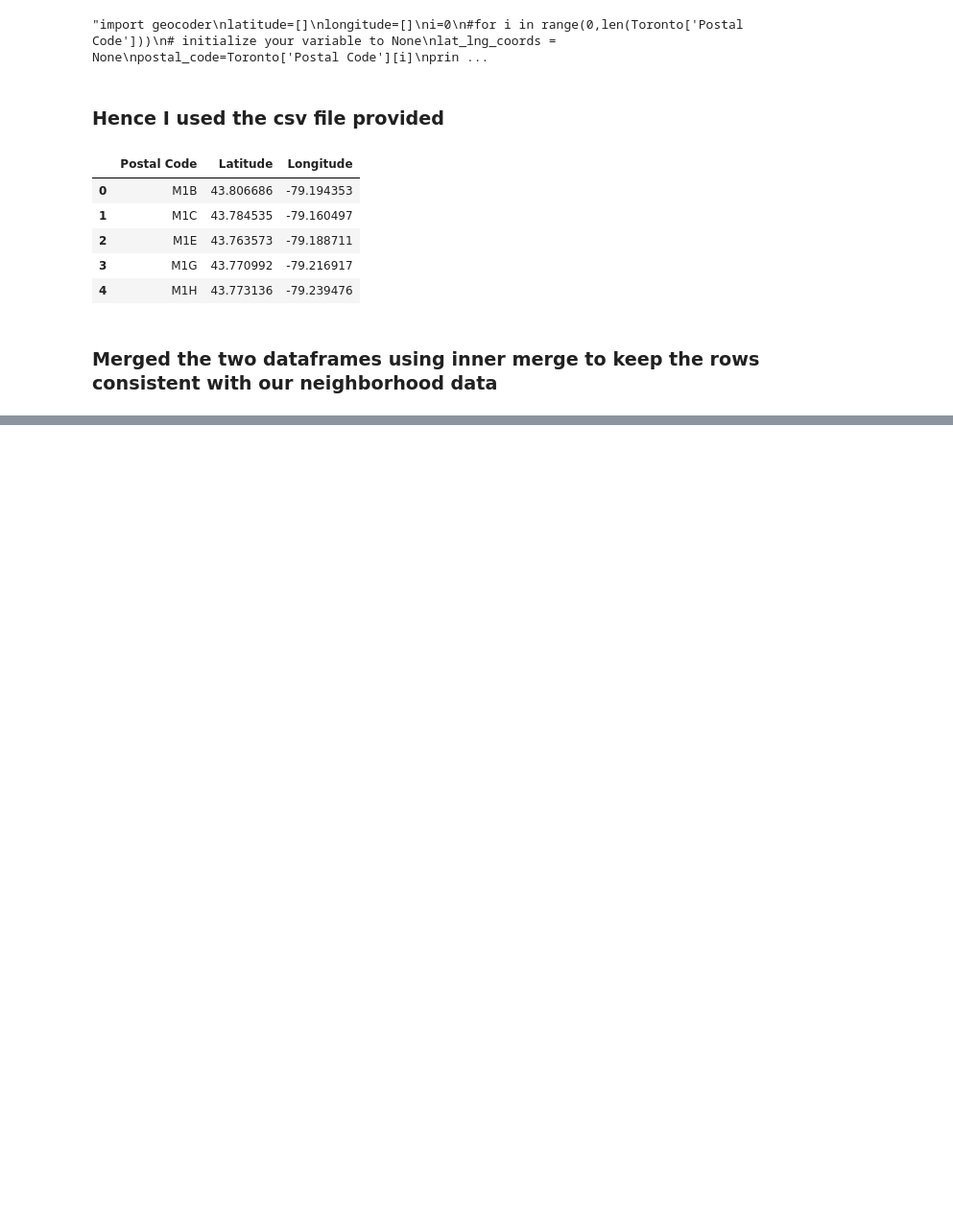
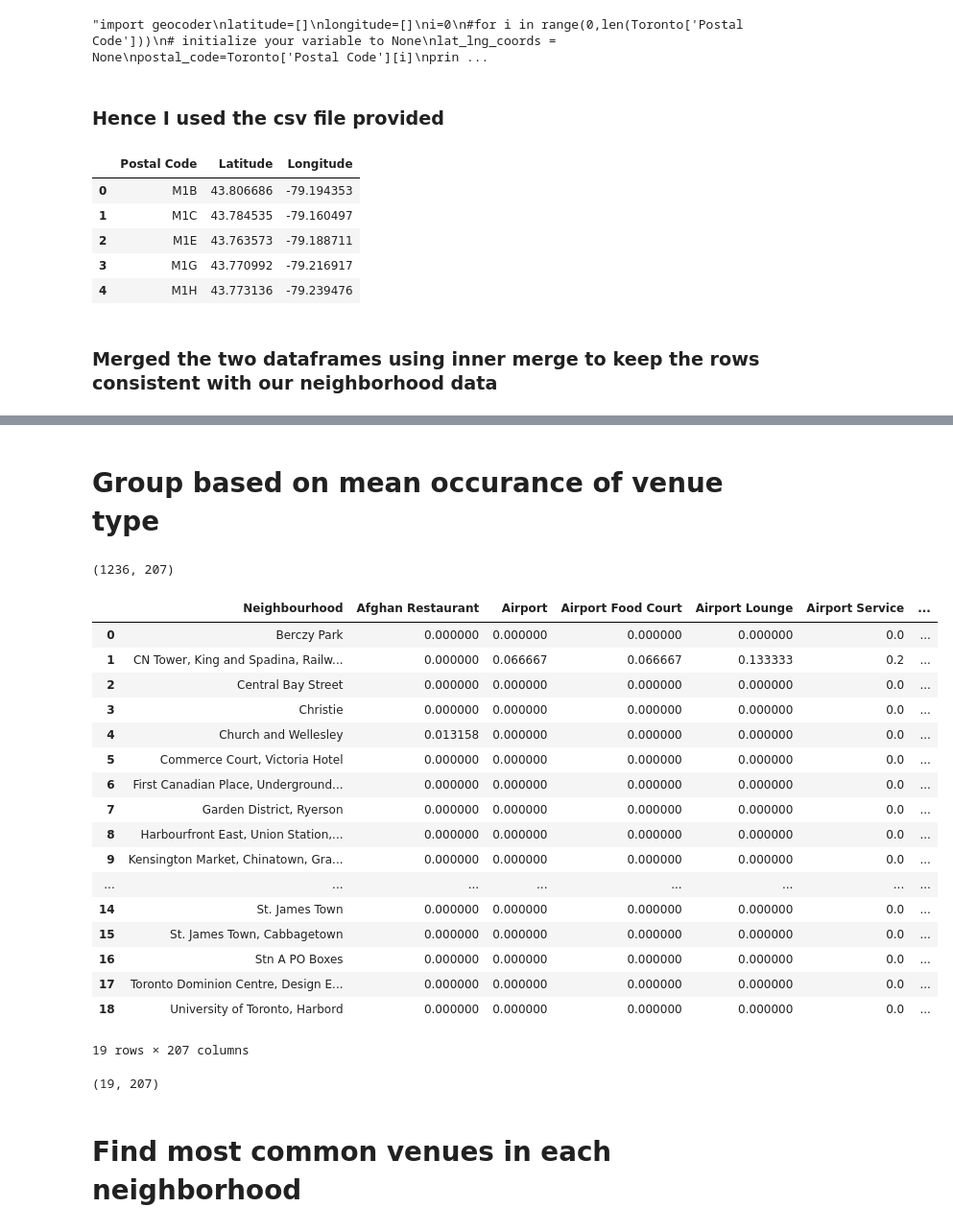
Before and after one commit to shaunrajan/Coursera_Capstone, a Jupyter notebook: Toronto Neighborhood Segmentation.ipynb, the cells around one changed output, grey strips where cells are left out. Shown: that part at 96% size. Saved outputs shown, nothing was run; the diff lists cells and outputs as text; code cells hidden in the pictures; blank space fills up the shorter version.

```diff
--- a/Toronto Neighborhood Segmentation.ipynb
+++ b/Toronto Neighborhood Segmentation.ipynb
@@ -99,0 +172,8 @@ Table Size:
+# %%
+CLIENT_ID = 'MNRFJ2HXZPMIOQWK1OI0UBCZQHDBH5B3QXRIPUPFBQUE4K5Z' # your Foursquare ID
+CLIENT_SECRET = 'JJOCZ2QLX22VEZ0TAPL2RUIXTP2VCL11PYQ0ETXI1EB0RKJY' # your Foursquare Secret
+VERSION = '20200725' # Foursquare API version
+
+print('Your credentails:')
+print('CLIENT_ID: ' + CLIENT_ID)
+print('CLIENT_SECRET:' + CLIENT_SECRET)
@@ -99,0 +224,16 @@ Table Size:
+# %%
+venues = results['response']['groups'][0]['items']
+
+nearby_venues = json_normalize(venues) # flatten JSON
+
+# filter columns
+filtered_columns = ['venue.name', 'venue.categories', 'venue.location.lat', 'venue.location.lng']
+nearby_venues =nearby_venues.loc[:, filtered_columns]
+
+# filter the category for each row
+nearby_venues['venue.categories'] = nearby_venues.apply(get_category_type, axis=1)
+
+# clean columns
+nearby_venues.columns = [col.split(".")[-1] for col in nearby_venues.columns]
+
+nearby_venues.head()
@@ -99,0 +295,5 @@ Table Size:
+# %%
+Downtown_venues = getNearbyVenues(names=df_DToro['Neighbourhood'],
+                                   latitudes=df_DToro['Latitude'],
+                                   longitudes=df_DToro['Longitude']
+                                  )
@@ -99,0 +360,12 @@ Table Size:
+# %%
+# one hot encoding
+DT_New = pd.get_dummies(Downtown_venues[['Venue Category']], prefix="", prefix_sep="")
+
+#add neighborhood column back to dataframe
+DT_New['Neighbourhood'] = Downtown_venues['Neighborhood']
+
+# move neighborhood column to the first column
+fixed_columns = [DT_New.columns[-1]] + list(DT_New.columns[:-1])
+DT_New = DT_New[fixed_columns]
+
+DT_New.head()
@@ -99,0 +380,32 @@ Table Size:
+# %% [markdown]
+# Group based on mean occurance of venue type #
+# %%
+print(DT_New.shape)
+DT_grouped=DT_New.groupby('Neighbourhood').mean().reset_index()
+DT_grouped
+# %% [output]
+(1236, 207)
+|  | Neighbourhood | Afghan Restaurant | Airport | Airport Food Court | Airport Lounge | Airport Service | ... |
+| 0 | Berczy Park | 0.000000 | 0.000000 | 0.000000 | 0.000000 | 0.0 | ... |
+| 1 | CN Tower, King and Spadina, Railw... | 0.000000 | 0.066667 | 0.066667 | 0.133333 | 0.2 | ... |
+| 2 | Central Bay Street | 0.000000 | 0.000000 | 0.000000 | 0.000000 | 0.0 | ... |
+| 3 | Christie | 0.000000 | 0.000000 | 0.000000 | 0.000000 | 0.0 | ... |
+| 4 | Church and Wellesley | 0.013158 | 0.000000 | 0.000000 | 0.000000 | 0.0 | ... |
+| 5 | Commerce Court, Victoria Hotel | 0.000000 | 0.000000 | 0.000000 | 0.000000 | 0.0 | ... |
+| 6 | First Canadian Place, Underground... | 0.000000 | 0.000000 | 0.000000 | 0.000000 | 0.0 | ... |
+| 7 | Garden District, Ryerson | 0.000000 | 0.000000 | 0.000000 | 0.000000 | 0.0 | ... |
+| 8 | Harbourfront East, Union Station,... | 0.000000 | 0.000000 | 0.000000 | 0.000000 | 0.0 | ... |
+| 9 | Kensington Market, Chinatown, Gra... | 0.000000 | 0.000000 | 0.000000 | 0.000000 | 0.0 | ... |
+| ... | ... | ... | ... | ... | ... | ... | ... |
+| 14 | St. James Town | 0.000000 | 0.000000 | 0.000000 | 0.000000 | 0.0 | ... |
+| 15 | St. James Town, Cabbagetown | 0.000000 | 0.000000 | 0.000000 | 0.000000 | 0.0 | ... |
+| 16 | Stn A PO Boxes | 0.000000 | 0.000000 | 0.000000 | 0.000000 | 0.0 | ... |
+| 17 | Toronto Dominion Centre, Design E... | 0.000000 | 0.000000 | 0.000000 | 0.000000 | 0.0 | ... |
+| 18 | University of Toronto, Harbord | 0.000000 | 0.000000 | 0.000000 | 0.000000 | 0.0 | ... |
+19 rows × 207 columns
+# %%
+DT_grouped.shape
+# %% [output]
+(19, 207)
+# %% [markdown]
+# Find most common venues in each neighborhood #
```
Also changed, not shown: parts of 34 cells of this notebook.
